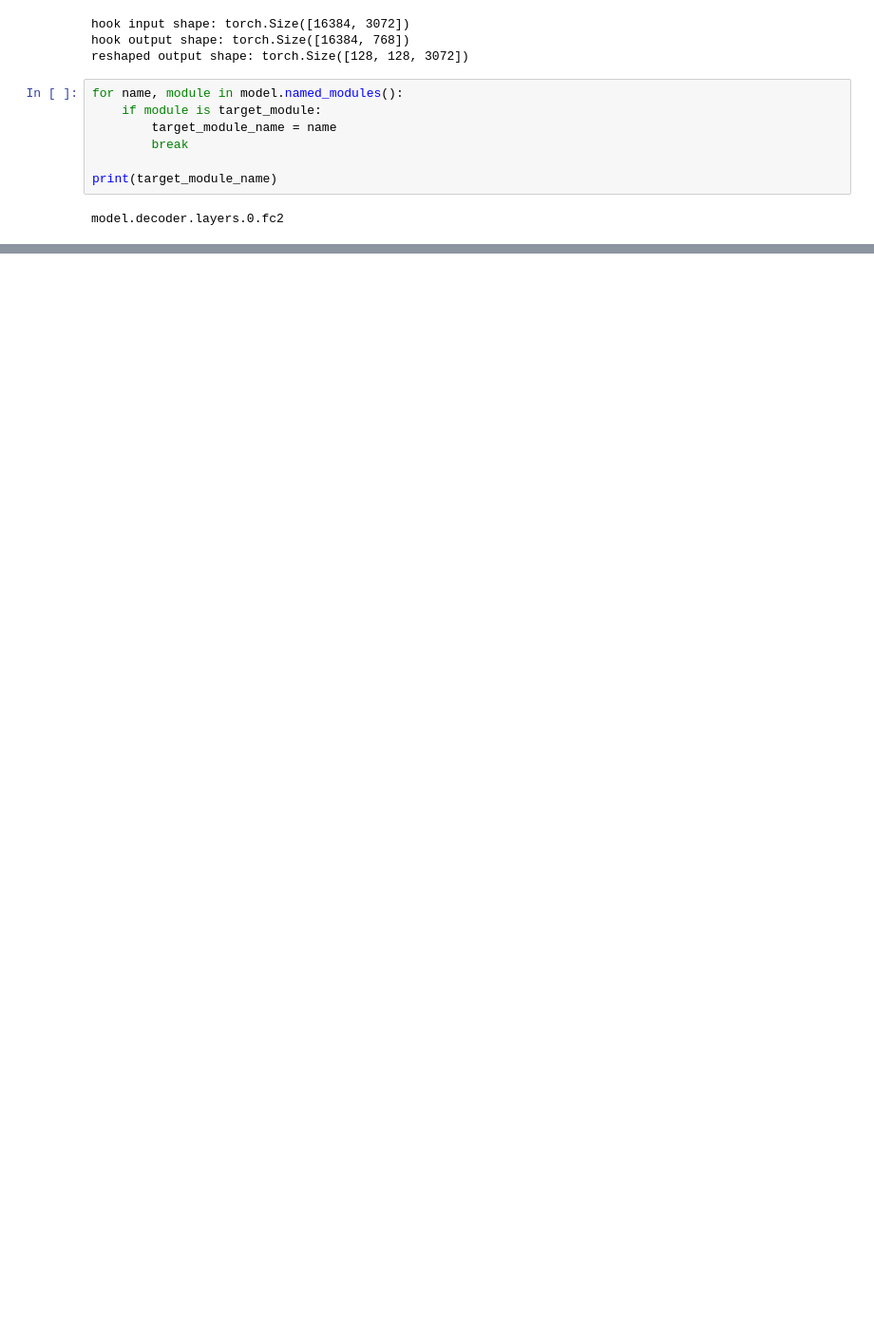
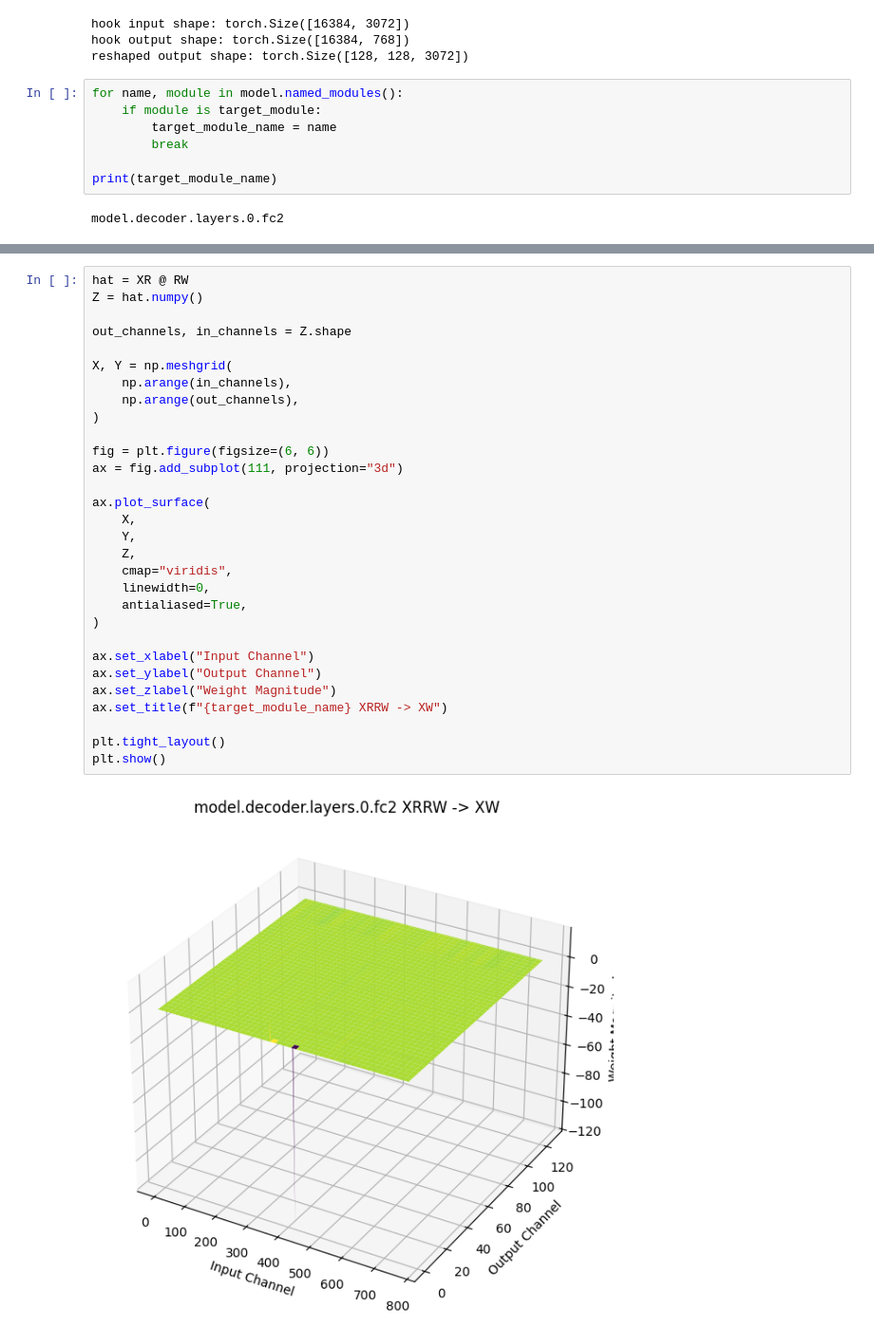
Before and after one commit to yunjun0914/Quantization, a Jupyter notebook: Practice/OPT/opt-125m.ipynb, the cells around one changed output, grey strips where cells are left out. Shown at 95% size. Saved outputs shown, nothing was run; the diff lists cells and outputs as text; blank space fills up the shorter version.

```diff
--- a/Practice/OPT/opt-125m.ipynb
+++ b/Practice/OPT/opt-125m.ipynb
@@ -213,0 +247,32 @@ fc1 weight shape: torch.Size([3072, 768])
+# %%
+hat = XR @ RW
+Z = hat.numpy()
+
+out_channels, in_channels = Z.shape
+
+X, Y = np.meshgrid(
+    np.arange(in_channels),
+    np.arange(out_channels),
+)
+
+fig = plt.figure(figsize=(6, 6))
+ax = fig.add_subplot(111, projection="3d")
+
+ax.plot_surface(
+    X,
+    Y,
+    Z,
+    cmap="viridis",
+    linewidth=0,
+    antialiased=True,
+)
+
+ax.set_xlabel("Input Channel")
+ax.set_ylabel("Output Channel")
+ax.set_zlabel("Weight Magnitude")
+ax.set_title(f"{target_module_name} XRRW -> XW")
+
+plt.tight_layout()
+plt.show()
+# %% [output]
+[figure, added]
```
Also changed, not shown: parts of 7 cells of this notebook, 1 other file.
